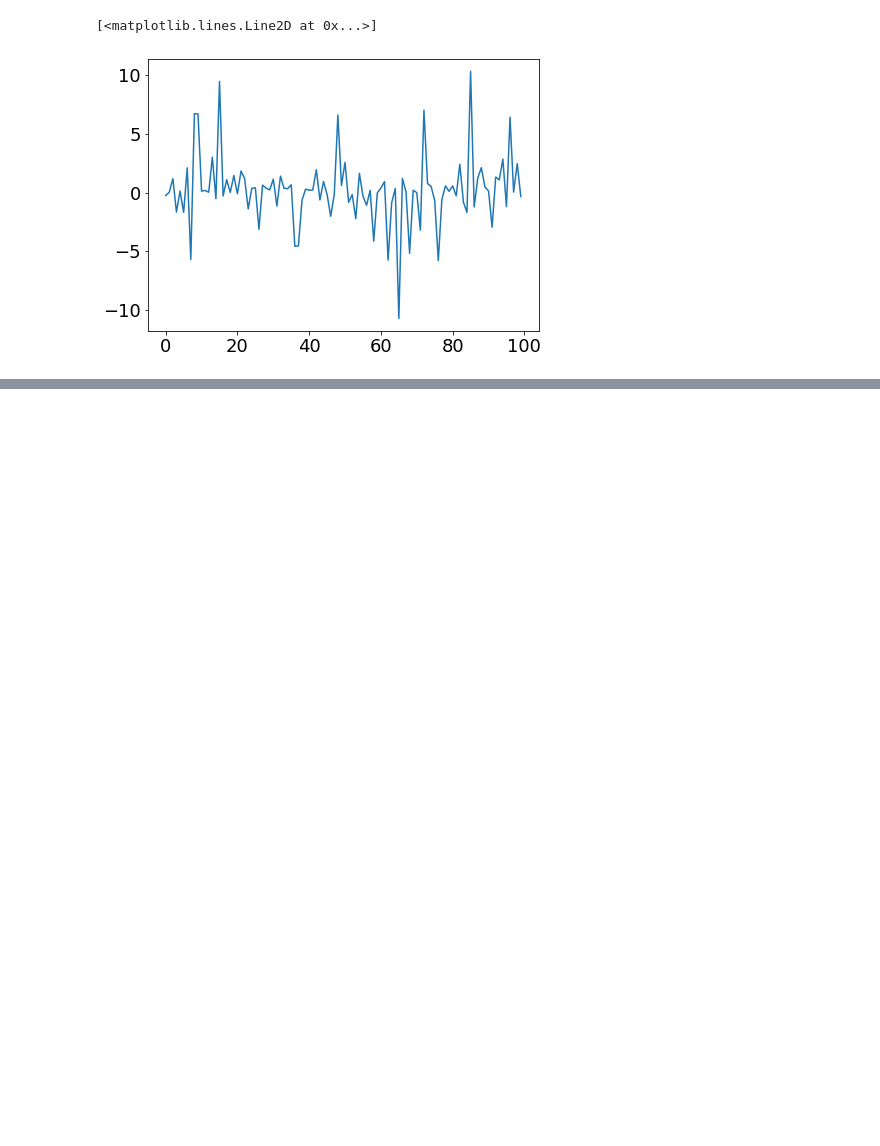
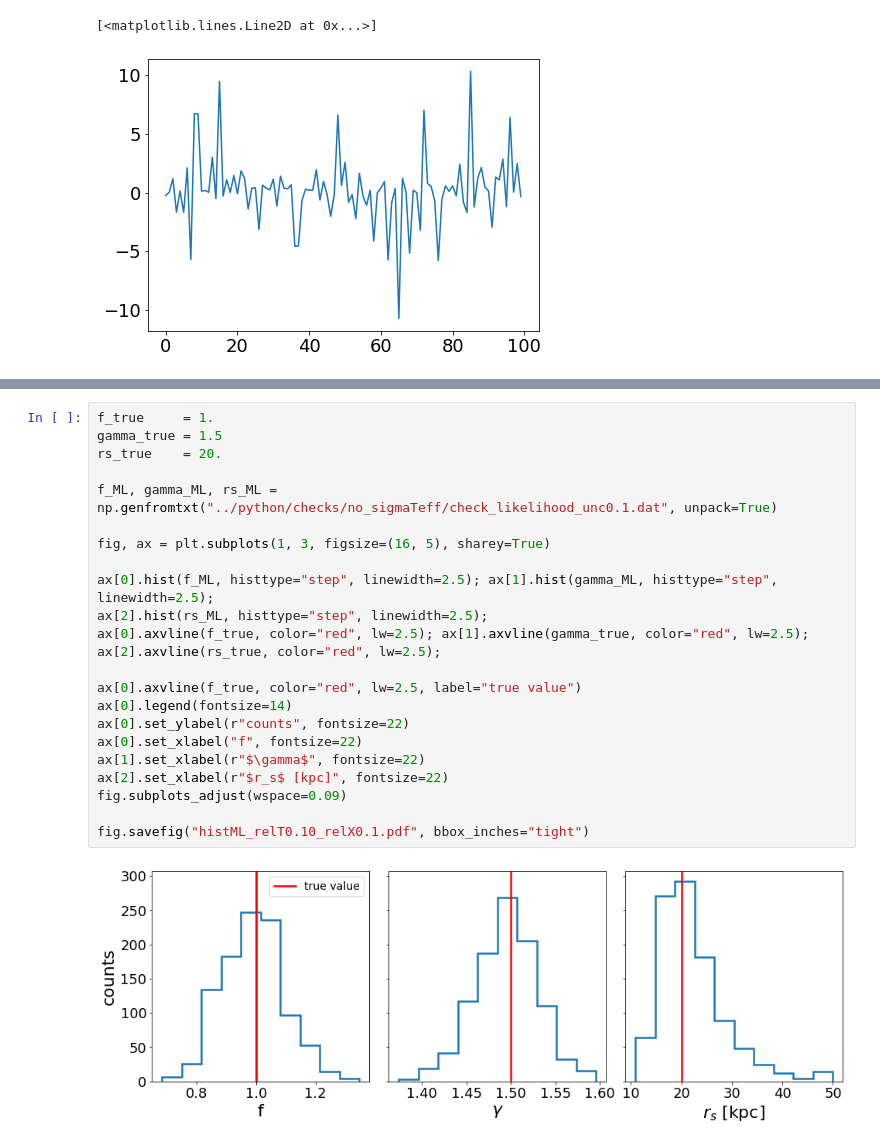
Before and after one commit to SvPoder/exoplanets, a Jupyter notebook: jupyter-notebook/reconstructed_DM_likelihood.ipynb, the cells around one changed output, grey strips where cells are left out. Saved outputs shown, nothing was run; the diff lists cells and outputs as text; blank space fills up the shorter version.

```diff
--- a/jupyter-notebook/reconstructed_DM_likelihood.ipynb
+++ b/jupyter-notebook/reconstructed_DM_likelihood.ipynb
@@ -1645,0 +1733,25 @@ ax.plot(((derv_wrt_Minjup*sigmaMobs*conv_Msun_to_Mjup)**2 - (derv_wrt_M*sigmaMob
+# %%
+f_true     = 1.
+gamma_true = 1.5
+rs_true    = 20.
+
+f_ML, gamma_ML, rs_ML = np.genfromtxt("../python/checks/no_sigmaTeff/check_likelihood_unc0.1.dat", unpack=True)
+
+fig, ax = plt.subplots(1, 3, figsize=(16, 5), sharey=True)
+
+ax[0].hist(f_ML, histtype="step", linewidth=2.5); ax[1].hist(gamma_ML, histtype="step", linewidth=2.5);
+ax[2].hist(rs_ML, histtype="step", linewidth=2.5);
+ax[0].axvline(f_true, color="red", lw=2.5); ax[1].axvline(gamma_true, color="red", lw=2.5);
+ax[2].axvline(rs_true, color="red", lw=2.5);
+
+ax[0].axvline(f_true, color="red", lw=2.5, label="true value")
+ax[0].legend(fontsize=14)
+ax[0].set_ylabel(r"counts", fontsize=22)
+ax[0].set_xlabel("f", fontsize=22)
+ax[1].set_xlabel(r"$\gamma$", fontsize=22)
+ax[2].set_xlabel(r"$r_s$ [kpc]", fontsize=22)
+fig.subplots_adjust(wspace=0.09)
+
+fig.savefig("histML_relT0.10_relX0.1.pdf", bbox_inches="tight")
+# %% [output]
+[figure, added]
```
Also changed, not shown: parts of 24 cells of this notebook, 1 other file.
